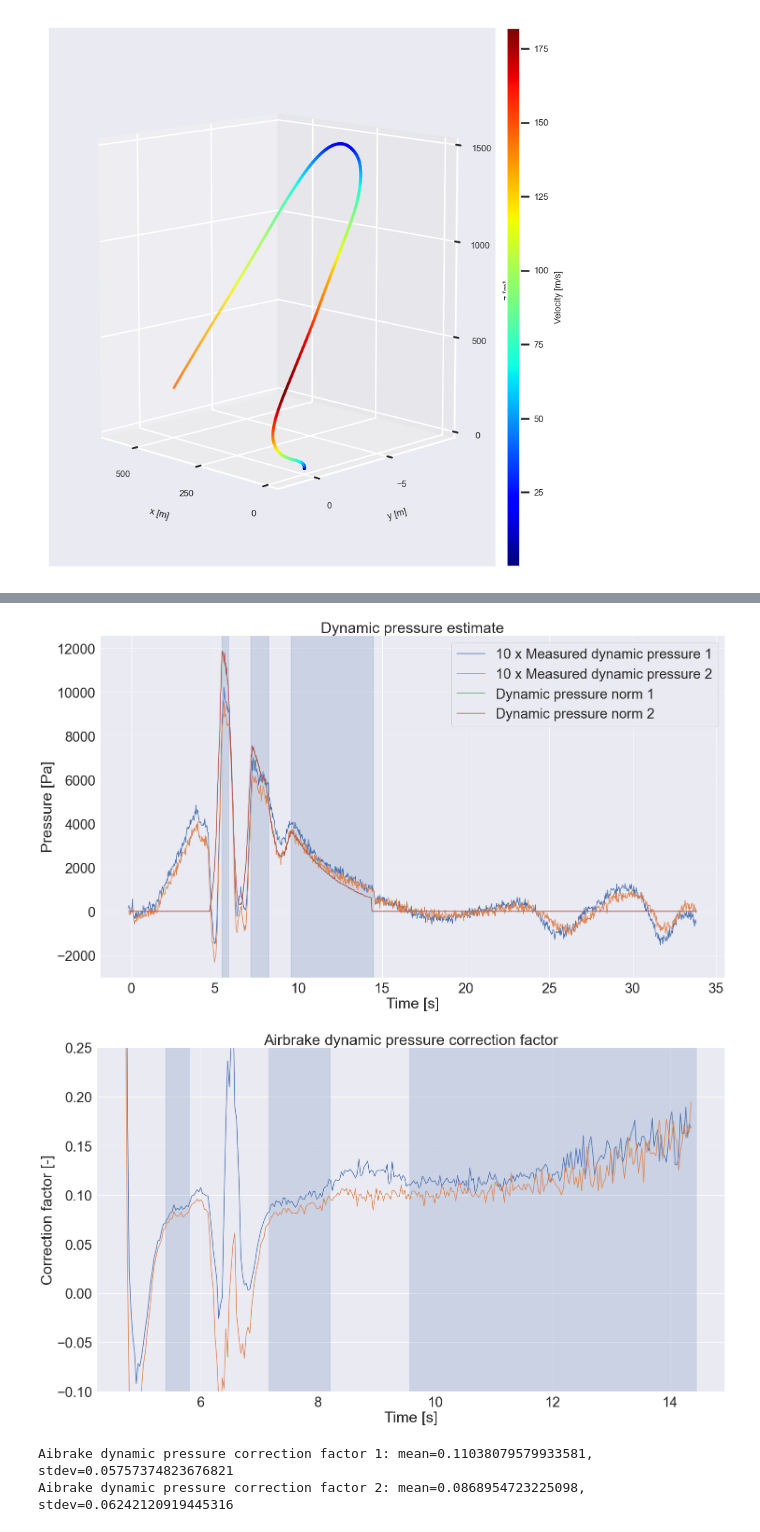
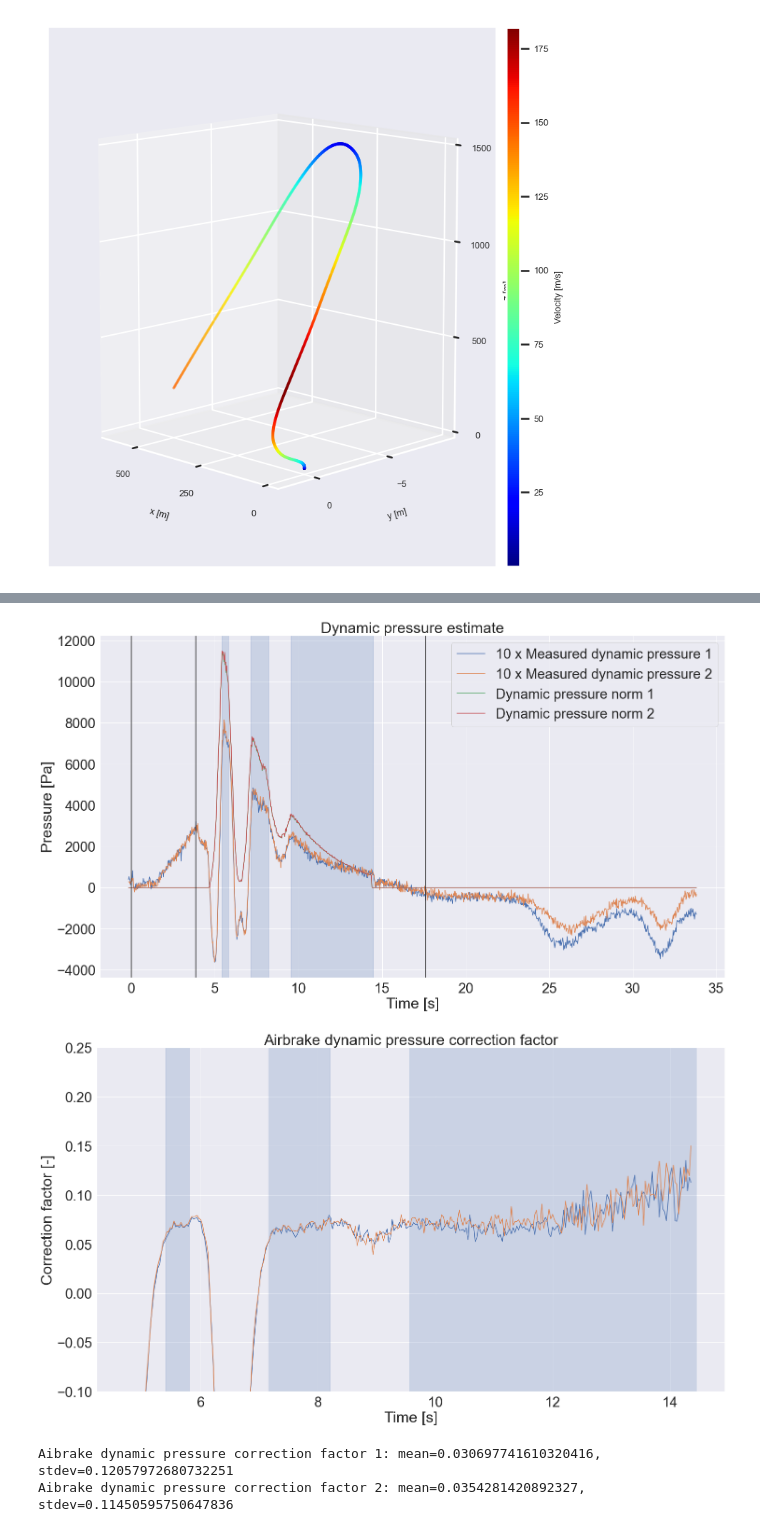
Before and after one commit to aris-space/euler-avionics, a Jupyter notebook: maiden_launch_analysis/maiden_launch_trajectory.ipynb, the cells around one changed output, grey strips where cells are left out. Drawn from its saved outputs; the diff is of its cells as text; code cells hidden in the pictures.

```diff
--- a/maiden_launch_analysis/maiden_launch_trajectory.ipynb
+++ b/maiden_launch_analysis/maiden_launch_trajectory.ipynb
@@ -371,12 +371,12 @@ M = 0.0289644
 R_const = R_star / M
 n = (-g / (Temp_grad * R_const)) - 1
 Temp_0 = 273.15
-Temp_g = 10
+Temp_g = 20
 Temp_g = Temp_0 + Temp_g
 rho_sea = 1.225
 P_sea = 1.01325e5
 Temp_sea = 288.15
-Pressure_g = 85000
+Pressure_g = 84900
 
 m_empt = 31.5      # kg
 A_ref_rocket = np.pi * (0.179/2)**2
@@ -478,9 +545,10 @@ control_input1 = compute_control_input(acc=np.array(combined['Ay_IMU1'][cond_lau
 control_input2 = compute_control_input(acc=np.array(combined['Ay_IMU2'][cond_launch]), vel=V_abs2, alt=X_array2[: ,2], t=t_array)
 
 t=combined["Time [s]"]
-tab1,tab2,tab3,tab4,tab5,tab6,tab7 = 0, 0., 4.7, 5.1, 6.2,6.8,14.5
+tab1,tab2,tab3,tab4,tab5,tab6,tab7, tab8 = -0.2, 0.2, t_burnout, t_cruise, 6.25,6.75,14.5, 17
 
-cond_no_ab = ((t>tab1)&(t<tab2)) | ((t>tab3)&(t<tab4)) | ((t>tab5)&(t<tab6)) | (t>tab7)
+cond_no_ab = ((t>tab1)&(t<tab2)) | ((t>tab3)&(t<tab4)) | ((t>tab5)&(t<tab6)) | ((t>tab7)&(t<tab8))
+cond_no_ab_cut = cond_no_ab[t>-0.2]
 
 plt.plot(t_array, control_input1, label="Sensor 1")
 plt.plot(t_array, control_input2, label="Sensor 2")
@@ -488,6 +556,6 @@ plt.xlabel('time [s]')
 plt.ylabel('Control input []')
 plt.xlim(-1, duration)
 plt.legend()
-for t in  [tab1,tab2,tab3,tab4,tab5,tab6,tab7]:
+for t in  [tab1,tab2,tab3,tab4,tab5,tab6,tab7,tab8]:
     plt.axvline(t, color="red")
 # %% [output]
@@ -592,31 +664,39 @@ Aibrake dynamic pressure correction factor 2: mean=0.07276692773501624, stdev=0.
 # %%
-#plt.plot(X_array1[:,2], nominal_pressure1, label="Nominal pressure 1")
+plt.plot(X_array1[:,2], nominal_pressure1, label="Nominal pressure 1")
 #plt.plot(X_array2[:,2], nominal_pressure2, label="Nominal pressure 2")
 plt.plot(X_array1[:,2], measured_pressure1, label="Measured pressure 1")
 #plt.plot(X_array2[:,2], measured_pressure2, label="Measured pressure 2")
 
 cond_descent = (combined["Time [s]"][cond_launch] <2) | (combined["Time [s]"][cond_launch] > 14.5)
 
-poly_coeffs_p1 = np.polyfit(X_array1[:,2][cond_descent], measured_pressure1[cond_descent], 2)
-poly_coeffs_p2 = np.polyfit(X_array2[:,2][cond_descent], measured_pressure2[cond_descent], 2)
 
-polyfit_p_h1 = np.poly1d(poly_coeffs_p1)
-polyfit_p_h2 = np.poly1d(poly_coeffs_p2)
+def Pressure_fit(h, Pressure_g, Temp_grad) -> float:
+    # input: h = altitude above ground level
+    # output: Pressure = pressure
+    Temp_g = 293
+    Pressure = Pressure_g * ((Temp_g - h * Temp_grad) / Temp_g) ** ((-g) / (R_const * Temp_grad))
 
-plt.plot(X_array1[:,2], polyfit_p_h1(X_array1[:,2]), label="Fit 1")
-#plt.plot(X_array2[:,2], polyfit_p_h2(X_array2[:,2]), label="Fit 2")
+    return Pressure
+
+popt1, pcov1= sp.optimize.curve_fit(Pressure_fit,  X_array1[:,2][cond_no_ab_cut],  measured_pressure1[cond_no_ab_cut],
+                                    p0 = [85000,  0.065])
+popt2, pcov2= sp.optimize.curve_fit(Pressure_fit,  X_array2[:,2][cond_no_ab_cut],  measured_pressure2[cond_no_ab_cut],
+                                    p0 = [85000,  0.065])
+
+fit_p_h1 = Pressure_fit(X_array1[:,2], *popt1)
+fit_p_h2 = Pressure_fit(X_array2[:,2], *popt2)
+
+plt.plot(X_array1[:,2], fit_p_h1, label="Fit 1")
+#plt.plot(X_array2[:,2], fit_p_h2, label="Fit 2")
 
 plt.title("Measured recovery pressure and nominal pressure")
 plt.legend()
 plt.xlabel("Alt [m]")
 plt.ylabel("Pressure [Pa]")
-
 plt.show()
 
-
-
-measured_dynamic_pressure1 = measured_pressure1 - polyfit_p_h1(X_array1[:,2])
-measured_dynamic_pressure2 = measured_pressure2 - polyfit_p_h2(X_array2[:,2])
+measured_dynamic_pressure1 = measured_pressure1 - fit_p_h1
+measured_dynamic_pressure2 = measured_pressure2 - fit_p_h2
 
 airbrake_extension = control_input
 airbrake_extension[control_input < 0] = 0
@@ -634,9 +714,9 @@ plt.legend(["10 x Measured dynamic pressure 1", "10 x Measured dynamic pressure
             "Dynamic pressure norm 1", "Dynamic pressure norm 2"])
 plt.xlabel("Time [s]")
 plt.ylabel("Pressure [Pa]")
-show_flight_events=False
+#show_flight_events=False
 plot_events(plt)
-show_flight_events=True
+#show_flight_events=True
 plt.show()
 
 # airbrake dynamic pressure correction factor in recovery section
@@ -674,4 +754,4 @@ print(f"Aibrake dynamic pressure correction factor 2: mean={ab_dp_corr_factor2_m
-[figure, old version]
+[figure, new version]
-[figure, old version]
+[figure, new version]
-Aibrake dynamic pressure correction factor 1: mean=0.11038079579933581, stdev=0.05757374823676821
-Aibrake dynamic pressure correction factor 2: mean=0.0868954723225098, stdev=0.06242120919445316
+Aibrake dynamic pressure correction factor 1: mean=0.030697741610320416, stdev=0.12057972680732251
+Aibrake dynamic pressure correction factor 2: mean=0.0354281420892327, stdev=0.11450595750647836
```
Also changed, not shown: parts of 7 cells of this notebook.
